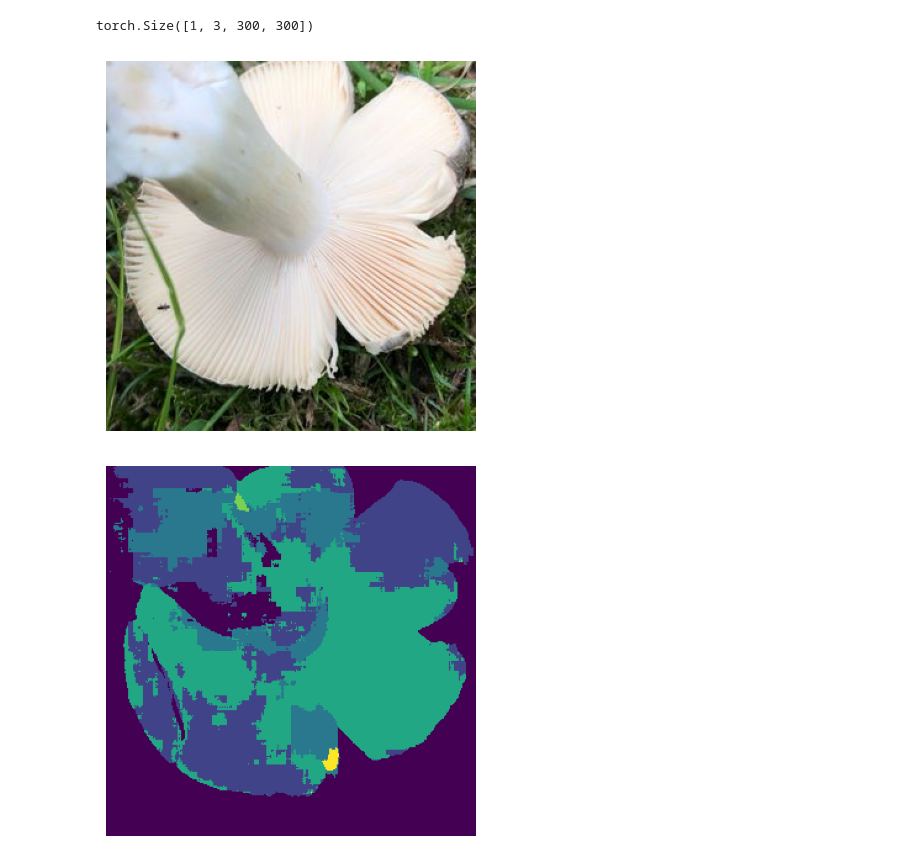
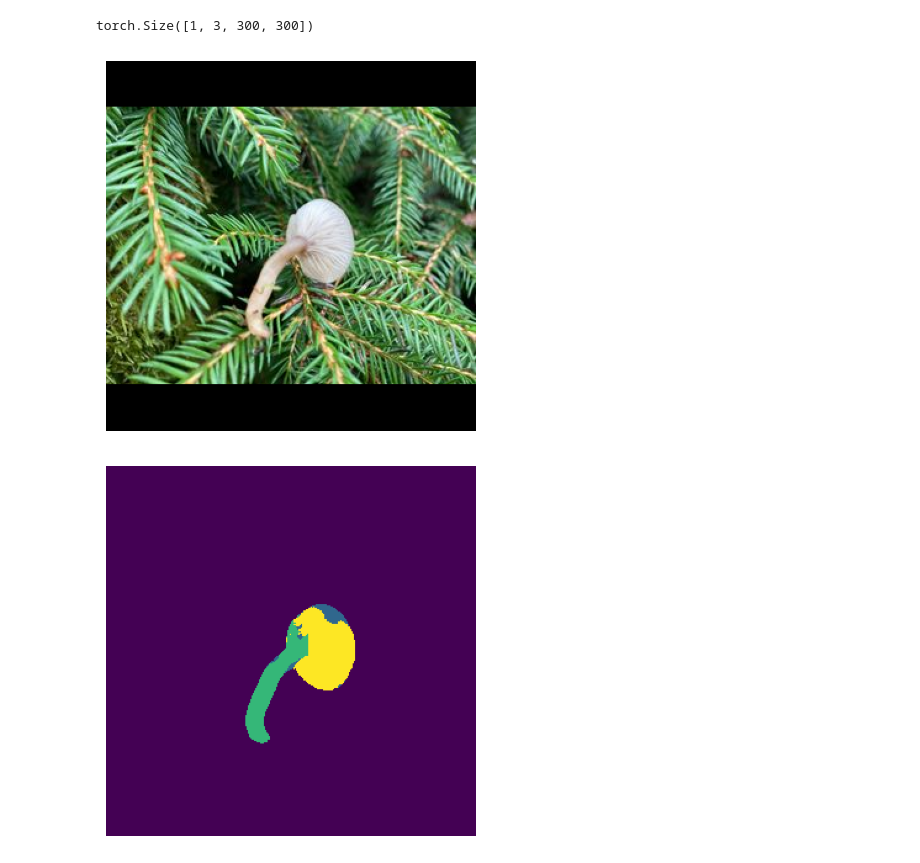
Before and after one commit to surgutti/fungitastic-playground, a Jupyter notebook: notebooks/test.ipynb, the cells around one changed output. Drawn from its saved outputs; the diff is of its cells as text; code cells hidden in the pictures.

Commit message:
Working training with compressed dataset

```diff
--- a/notebooks/test.ipynb
+++ b/notebooks/test.ipynb
@@ -16,9 +16,7 @@ from src.models.segmentation_model import SegmentationModel
 
 import matplotlib.pyplot as plt
 # %%
-ckpt_path = "../logs/encdecnet_segmenter_20260423_233925/epoch=34-step=15120.ckpt"
-image_path = "../data/FungiTastic/FungiTastic-Mini/val/300p/0-3424490362.JPG"
-
+ckpt_path = "../logs/encdecnet_segmenter_20260429_225634/epoch=4-step=1080.ckpt"
 device = "cuda" if torch.cuda.is_available() else "cpu"
 
 backbone = EncDecNetBackbone(
@@ -46,30 +40,30 @@ torch.Size([1, 3, 300, 300])
 # %%
-image, mask = dataset[301]
+image, mask = dataset[8]
 
 image = image.view(1, 3, 300, 300).to(device)
 print(image.shape)
 
 with torch.inference_mode():
   logits = model(image)
   probs = torch.softmax(logits, 1)
   pred_mask = logits.argmax(1)[0]
 
 pred_mask = pred_mask.detach().cpu().numpy()
 
 image = image.view(3, 300, 300).permute(1, 2, 0)
 
 plt.imshow(image.detach().cpu().numpy())
 plt.axis('off')
 plt.show()
 
 plt.imshow(pred_mask)
 plt.axis('off')
 plt.show()
 
 plt.imshow(mask)
 plt.axis('off')
 plt.show()
 # %% [output]
 torch.Size([1, 3, 300, 300])
-[figure, old version]
+[figure, new version]
-[figure, old version]
+[figure, new version]
```
Also changed, not shown: parts of 2 cells of this notebook, 4 other files.
